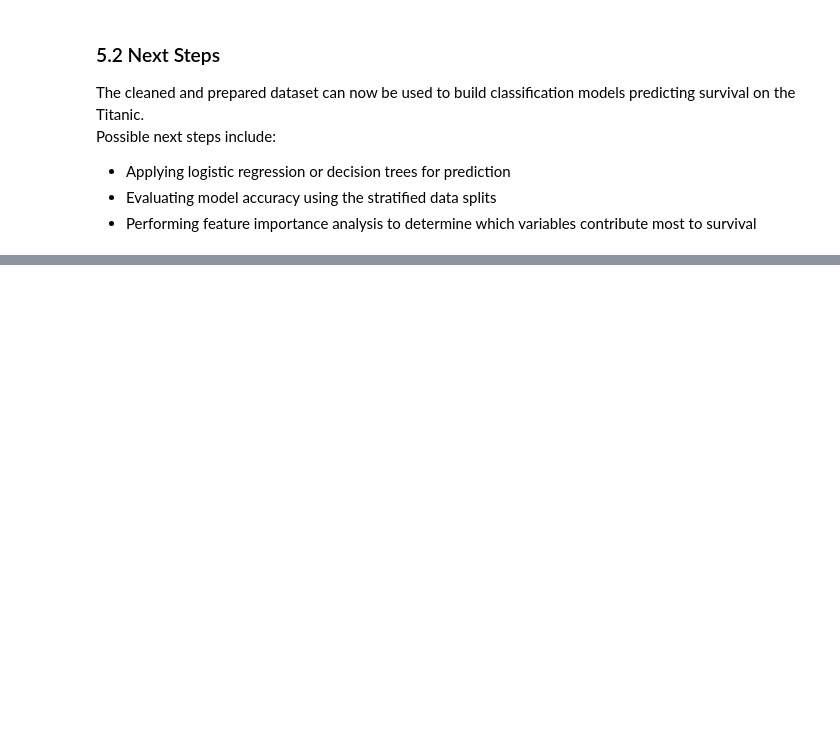
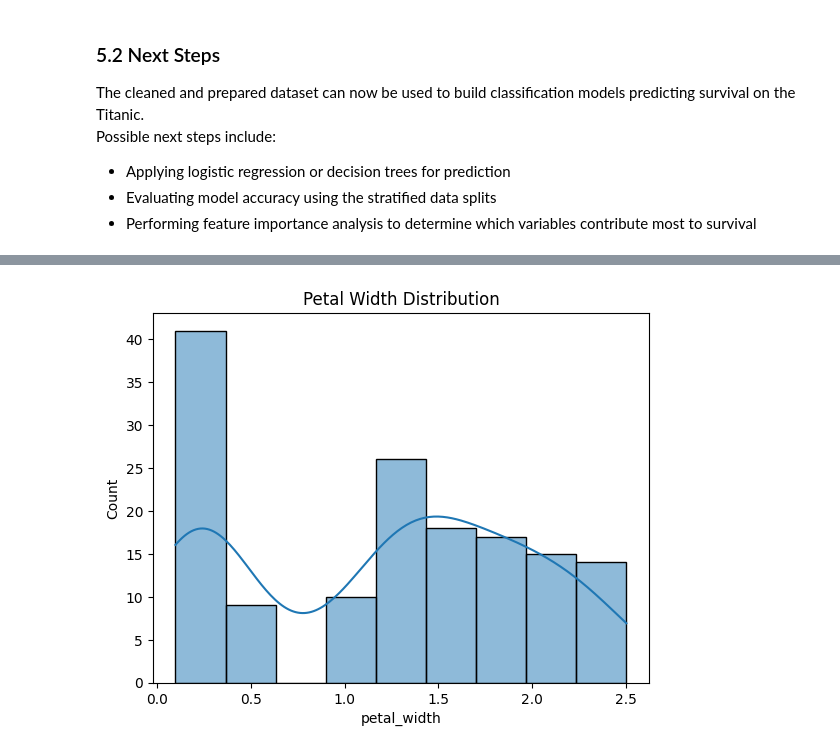
Before and after one commit to BethSpornitz/ml01, a Jupyter notebook: notebooks/project02/ml02_bethspornitz.ipynb, the cells around one changed output, grey strips where cells are left out. Cells and saved outputs as stored; diff of their text form; code cells hidden in the pictures; blank space fills up the shorter version.

```diff
--- a/notebooks/project02/ml02_bethspornitz.ipynb
+++ b/notebooks/project02/ml02_bethspornitz.ipynb
@@ -581,0 +711,7 @@ Possible next steps include:
+# %%
+# Histogram of petal width
+sns.histplot(iris['petal_width'], kde=True)
+plt.title('Petal Width Distribution')
+plt.show()
+# %% [output]
+[figure, added]
```
Also changed, not shown: parts of 37 cells of this notebook.
